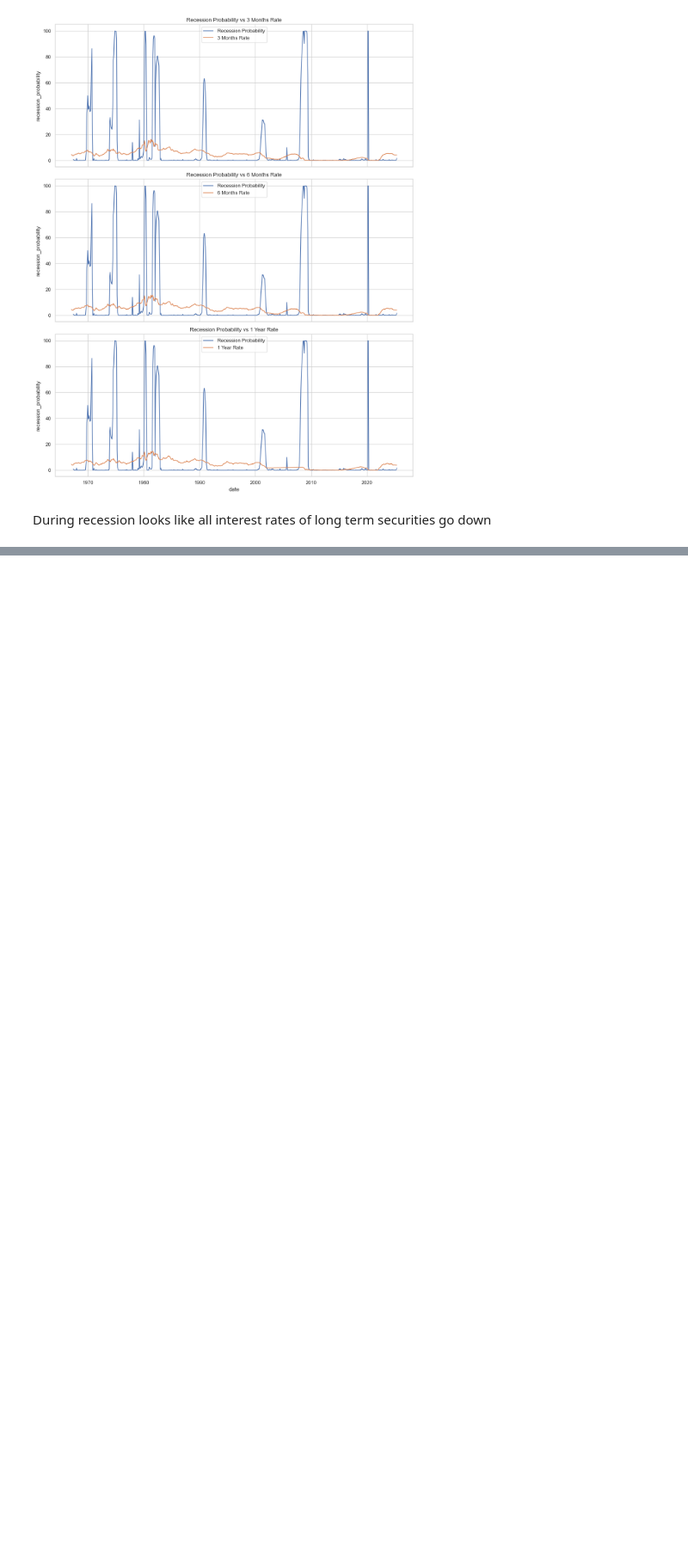
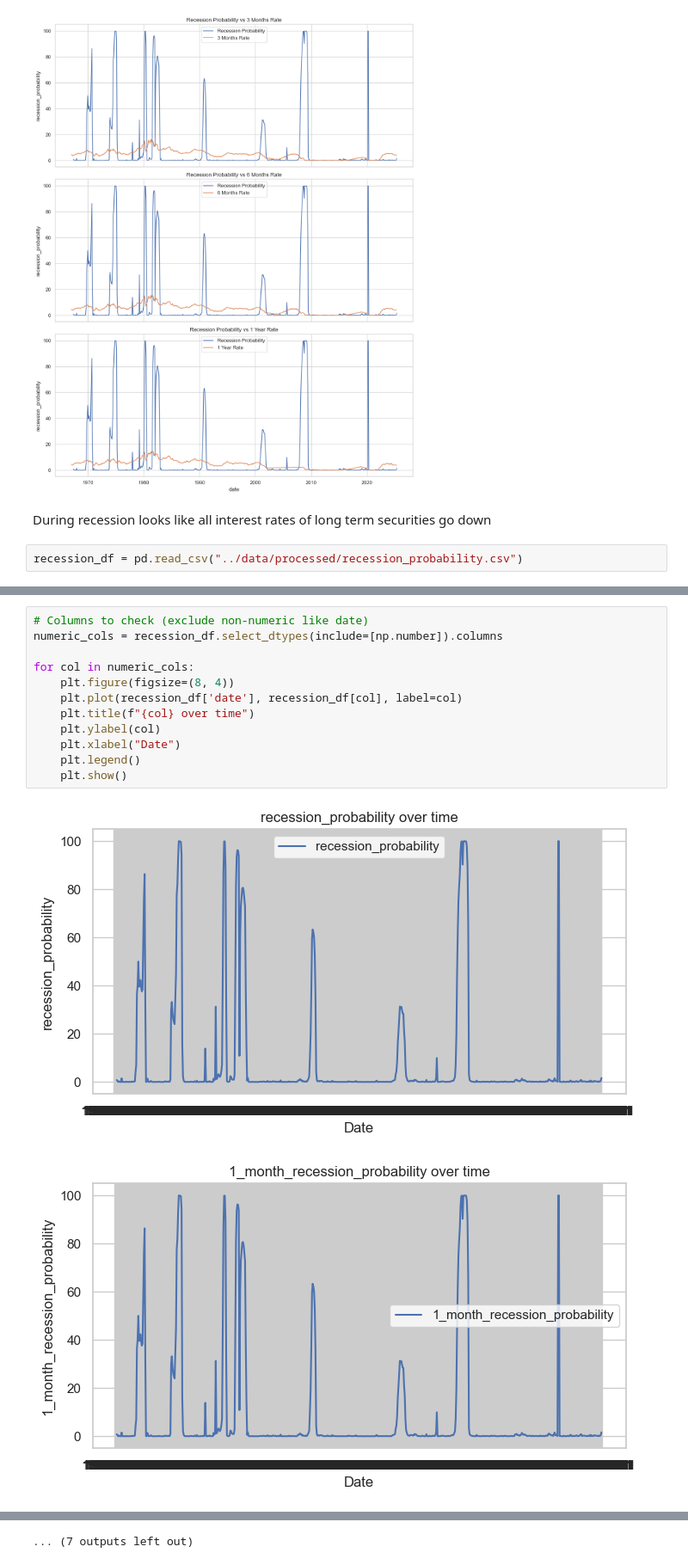
Before and after one commit to DonaldAadithiyan/RecessionRadar, a Jupyter notebook: notebooks/02data_visualization.ipynb, the cells around one changed output, grey strips where cells are left out. Shown at 86% size. Saved outputs shown, nothing was run; the diff lists cells and outputs as text; blank space fills up the shorter version.

```diff
--- a/notebooks/02data_visualization.ipynb
+++ b/notebooks/02data_visualization.ipynb
@@ -229,3 +231,5 @@ plt.show()
 [figure]
 # %% [markdown]
 During recession looks like all interest rates of long term securities go down
+# %%
+recession_df = pd.read_csv("../data/processed/recession_probability.csv")
@@ -231,0 +246,15 @@ During recession looks like all interest rates of long term securities go down
+# %%
+# Columns to check (exclude non-numeric like date)
+numeric_cols = recession_df.select_dtypes(include=[np.number]).columns
+
+for col in numeric_cols:
+    plt.figure(figsize=(8, 4))
+    plt.plot(recession_df['date'], recession_df[col], label=col)
+    plt.title(f"{col} over time")
+    plt.ylabel(col)
+    plt.xlabel("Date")
+    plt.legend()
+    plt.show()
+# %% [output]
+[figure, added]
+[figure, added]
@@ -231,0 +271 @@ During recession looks like all interest rates of long term securities go down
+... (7 outputs left out)
```
Also changed, not shown: parts of 6 cells of this notebook, 2 other files.
